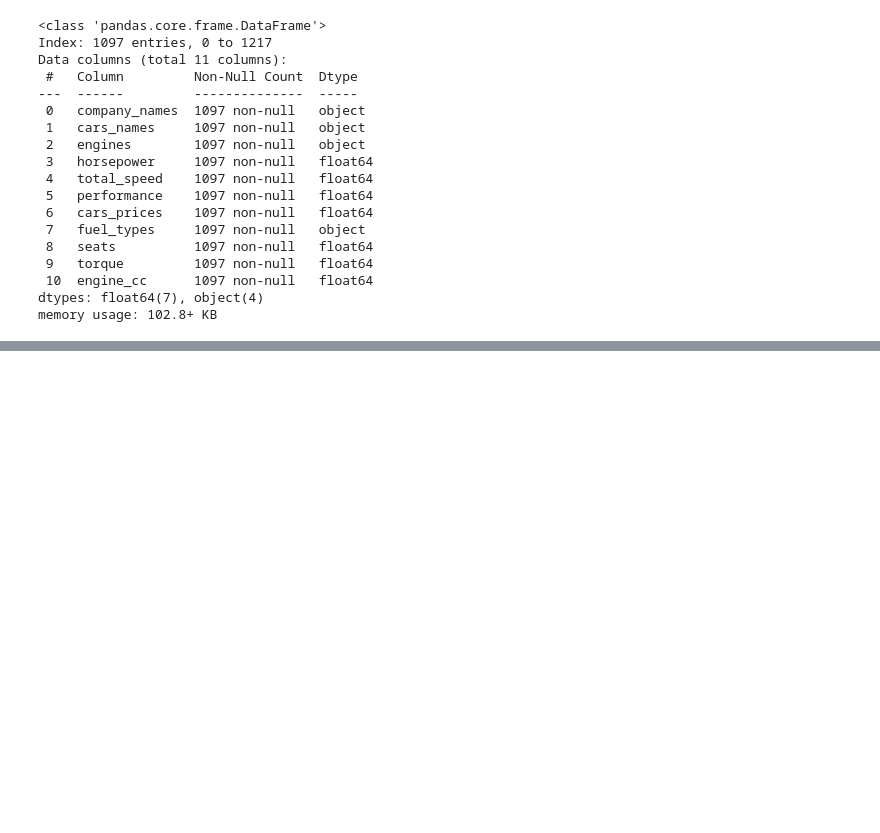
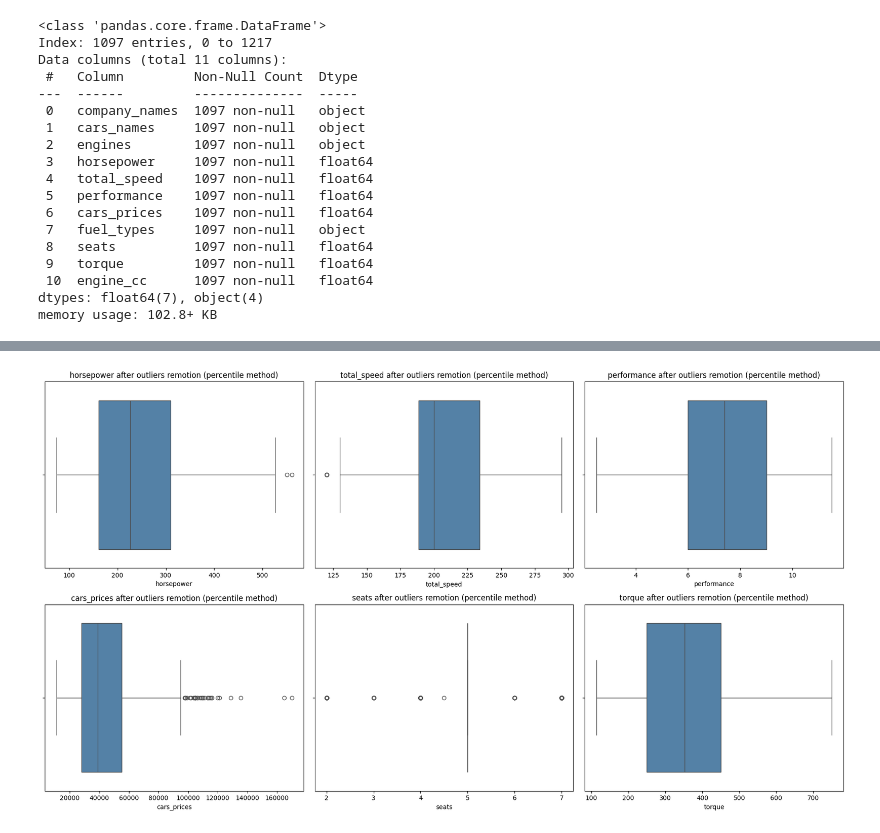
Before and after one commit to Wazard/GruppoX-Car-Analysis, a Jupyter notebook: car_analysis.ipynb, the cells around one changed output, grey strips where cells are left out. Cells and saved outputs as stored; diff of their text form; code cells hidden in the pictures; blank space fills up the shorter version.

```diff
--- a/car_analysis.ipynb
+++ b/car_analysis.ipynb
@@ -959,0 +992,33 @@ sns.pairplot(numeric_cols, diag_kind="kde",
+# %%
+mask = BaseDataHandler.static_detect_outliers_all(both_cars_df, method="percentile", lower_percentile=0.01, upper_percentile=0.90)
+both_cars_df = both_cars_df[~mask.any(axis=1)]
+
+#mask = BaseDataHandler.static_detect_outliers_all(electric_cars_df, method="percentile", lower_percentile=0.01, upper_percentile=0.90)
+#electric_cars_df = electric_cars_df[~mask.any(axis=1)]
+
+mask = BaseDataHandler.static_detect_outliers_all(gas_cars_df, method="percentile", lower_percentile=0.01, upper_percentile=0.90)
+gas_cars_df = gas_cars_df[~mask.any(axis=1)]
+# %%
+# Get numeric columns
+numeric_cols = both_cars_df.select_dtypes(include="number").columns
+n_cols = len(numeric_cols)
+
+# Grid layout: 3 plots per row
+n_rows = (n_cols + 2) // 3
+fig, axes = plt.subplots(n_rows, 3, figsize=(18, 5*n_rows))  # larger grid
+axes = axes.flatten()
+
+for i, col in enumerate(numeric_cols):
+    # Full boxplot
+    sns.boxplot(data=both_cars_df, x=col, color="steelblue", ax=axes[i])
+
+    axes[i].set_title(f"{col} after outliers remotion (percentile method)", fontsize=12)
+
+# Remove unused subplots
+for j in range(i+1, len(axes)):
+    fig.delaxes(axes[j])
+
+plt.tight_layout()
+plt.show()
+# %% [output]
+[figure, added]
```
Also changed, not shown: parts of 13 cells of this notebook, 2 other files.
